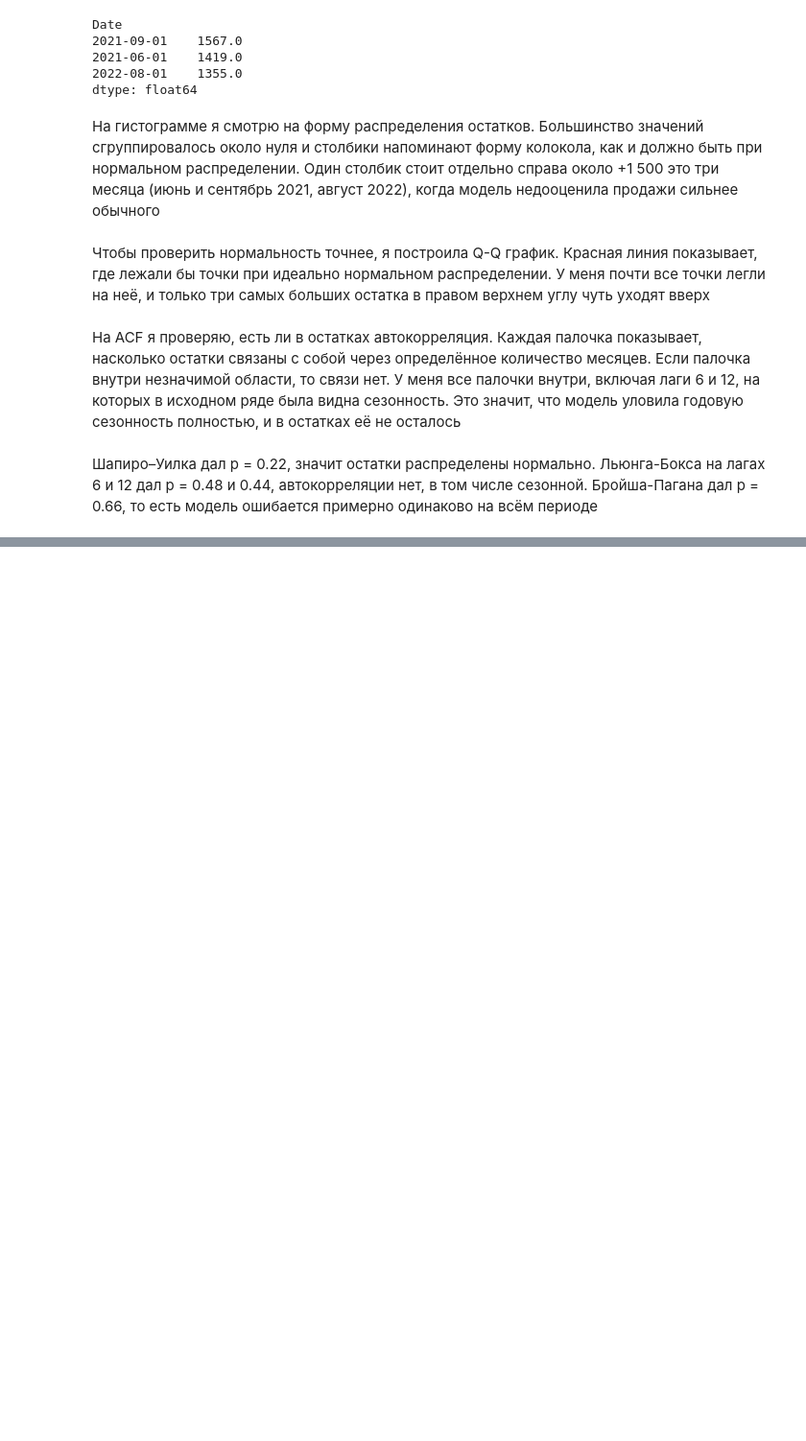
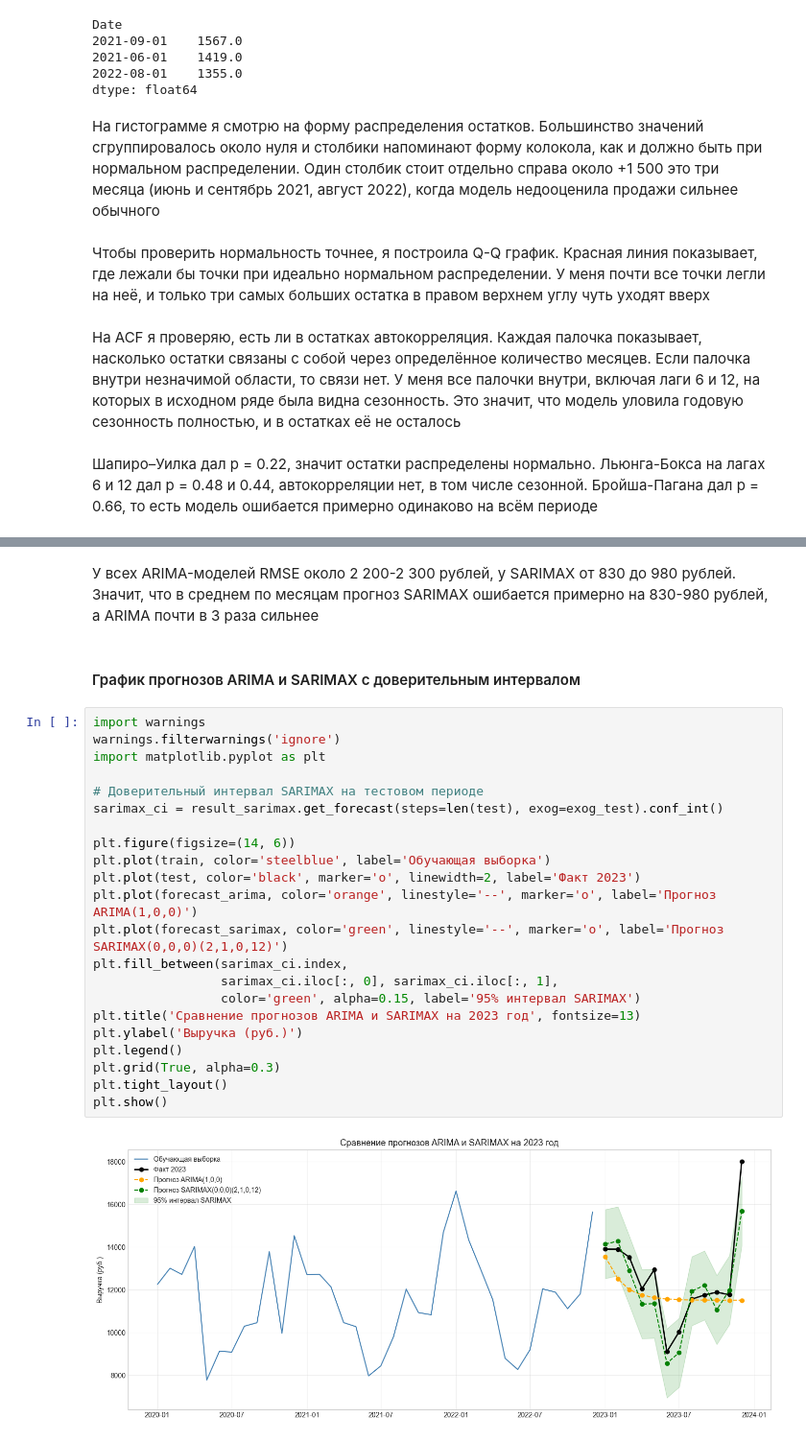
Before and after one commit to gureeva07/predictive_analytics_lab1, a Jupyter notebook: lab1.ipynb, the cells around one changed output, grey strips where cells are left out. Shown at 96% size. Drawn from its saved outputs; the diff is of its cells as text; blank space fills up the shorter version.

```diff
--- a/lab1.ipynb
+++ b/lab1.ipynb
@@ -1055,0 +1219,28 @@ dtype: float64
+# %% [markdown]
+У всех ARIMA-моделей RMSE около 2 200-2 300 рублей, у SARIMAX от 830 до 980 рублей. Значит, что в среднем по месяцам прогноз SARIMAX ошибается примерно на 830-980 рублей, а ARIMA почти в 3 раза сильнее
+# %% [markdown]
+#### График прогнозов ARIMA и SARIMAX с доверительным интервалом
+# %%
+import warnings
+warnings.filterwarnings('ignore')
+import matplotlib.pyplot as plt
+
+# Доверительный интервал SARIMAX на тестовом периоде
+sarimax_ci = result_sarimax.get_forecast(steps=len(test), exog=exog_test).conf_int()
+
+plt.figure(figsize=(14, 6))
+plt.plot(train, color='steelblue', label='Обучающая выборка')
+plt.plot(test, color='black', marker='o', linewidth=2, label='Факт 2023')
+plt.plot(forecast_arima, color='orange', linestyle='--', marker='o', label='Прогноз ARIMA(1,0,0)')
+plt.plot(forecast_sarimax, color='green', linestyle='--', marker='o', label='Прогноз SARIMAX(0,0,0)(2,1,0,12)')
+plt.fill_between(sarimax_ci.index,
+                 sarimax_ci.iloc[:, 0], sarimax_ci.iloc[:, 1],
+                 color='green', alpha=0.15, label='95% интервал SARIMAX')
+plt.title('Сравнение прогнозов ARIMA и SARIMAX на 2023 год', fontsize=13)
+plt.ylabel('Выручка (руб.)')
+plt.legend()
+plt.grid(True, alpha=0.3)
+plt.tight_layout()
+plt.show()
+# %% [output]
+[figure, added]
```
Also changed, not shown: parts of 37 cells of this notebook, 1 other file.
